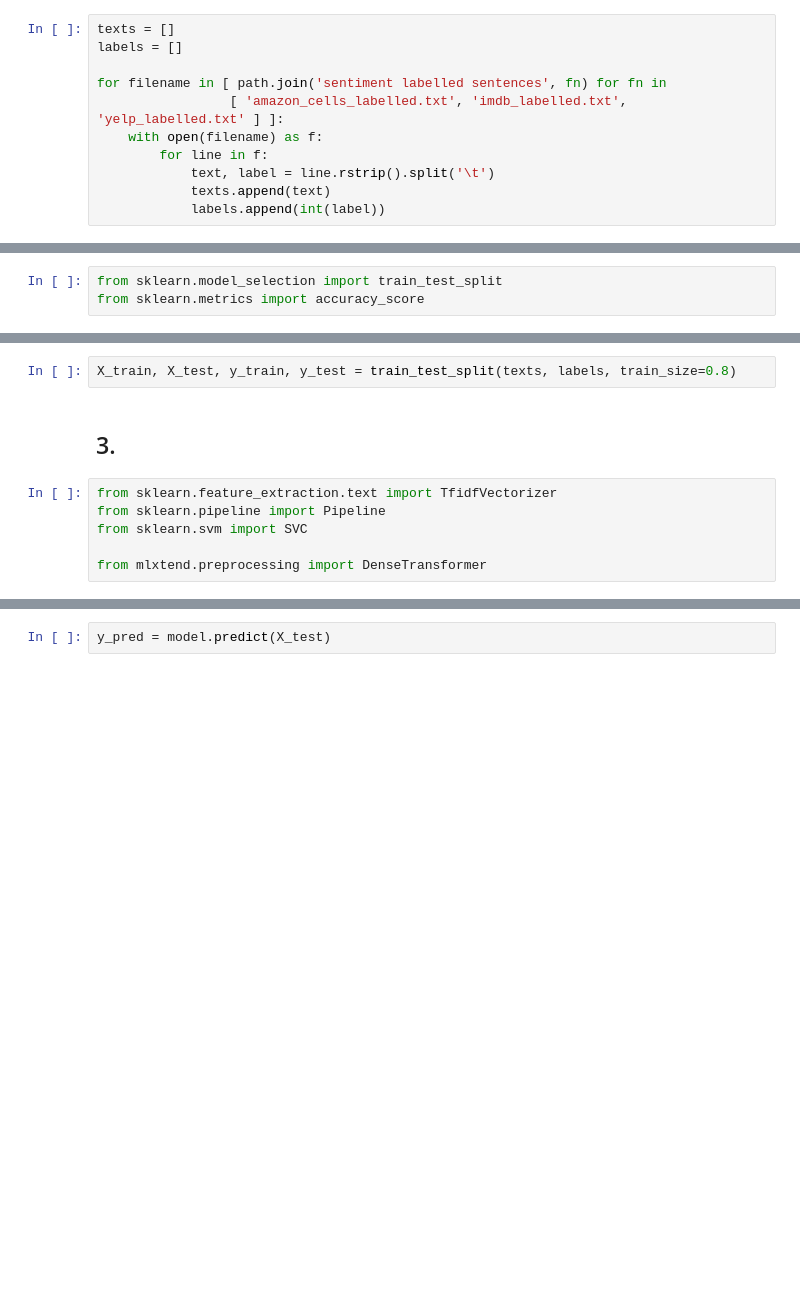
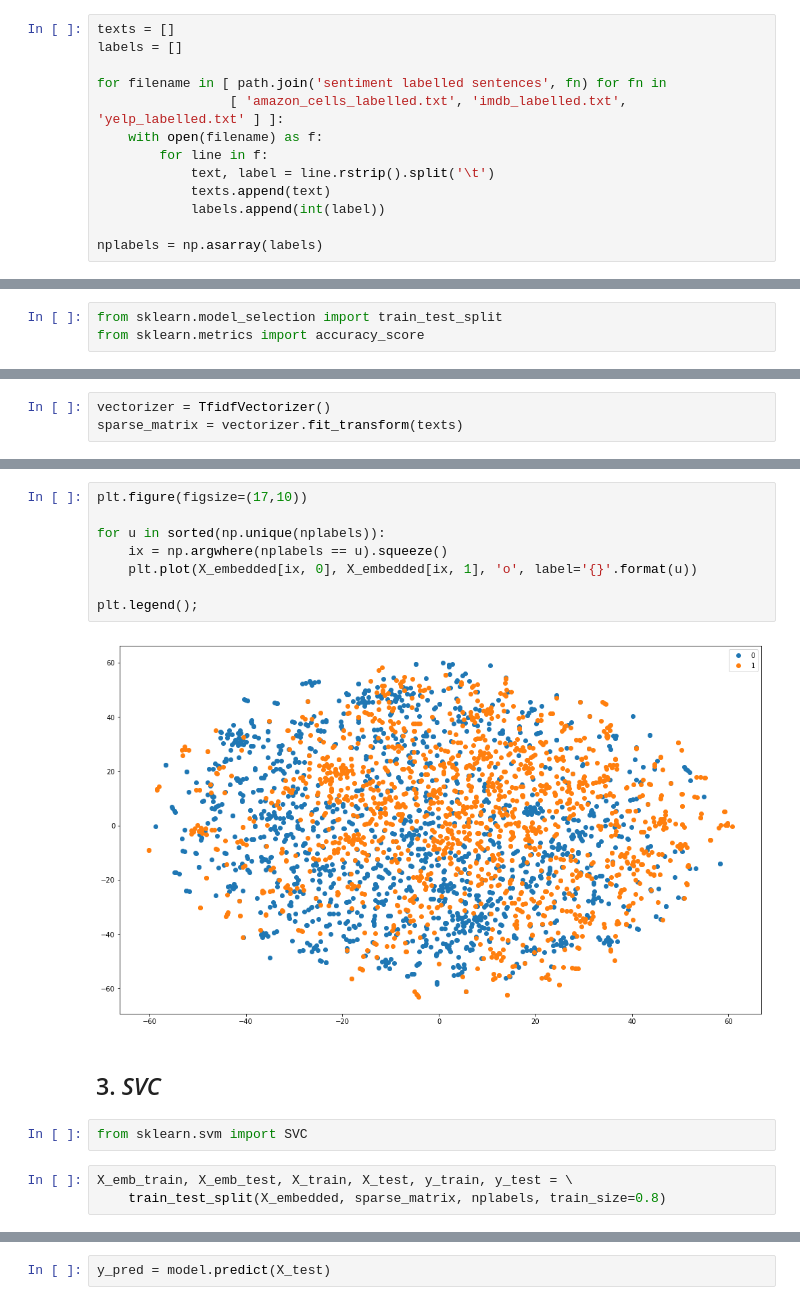
Before and after one commit to rklepov/hse-cs-ml-2018-2019, a Jupyter notebook: HW/hw2/hw2_advanced.ipynb, the cells around one changed output, grey strips where cells are left out. Cells and saved outputs as stored; diff of their text form; blank space fills up the shorter version.

```diff
--- a/HW/hw2/hw2_advanced.ipynb
+++ b/HW/hw2/hw2_advanced.ipynb
@@ -21,4 +21,6 @@ for filename in [ path.join('sentiment labelled sentences', fn) for fn in
             text, label = line.rstrip().split('\t')
             texts.append(text)
             labels.append(int(label))
+
+nplabels = np.asarray(labels)
 # %%
@@ -41,0 +46,3 @@ _(1\*)_ _Тут не совсем понятно, что именно надо
+# %%
+vectorizer = TfidfVectorizer()
+sparse_matrix = vectorizer.fit_transform(texts)
@@ -42,13 +67,20 @@ _(1\*)_ _Тут не совсем понятно, что именно надо
+# %%
+plt.figure(figsize=(17,10))
+
+for u in sorted(np.unique(nplabels)):
+    ix = np.argwhere(nplabels == u).squeeze()
+    plt.plot(X_embedded[ix, 0], X_embedded[ix, 1], 'o', label='{}'.format(u))
+
+plt.legend();
+# %% [output]
+[figure, added]
+# %% [markdown]
+## 3. _SVC_
+# %%
+from sklearn.svm import SVC
 # %%
-X_train, X_test, y_train, y_test = train_test_split(texts, labels, train_size=0.8)
+X_emb_train, X_emb_test, X_train, X_test, y_train, y_test = \
+    train_test_split(X_embedded, sparse_matrix, nplabels, train_size=0.8)
-# %% [markdown]
-## 3.
-# %%
-from sklearn.feature_extraction.text import TfidfVectorizer
-from sklearn.pipeline import Pipeline
-from sklearn.svm import SVC
-
-from mlxtend.preprocessing import DenseTransformer
 # %%
 model = Pipeline(
 [
```
Also changed, not shown: parts of 29 cells of this notebook.
